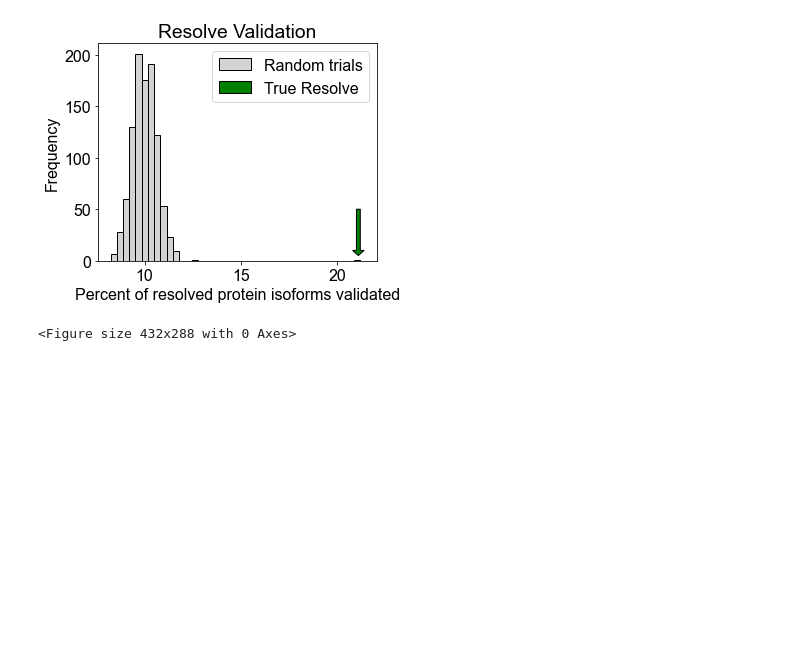
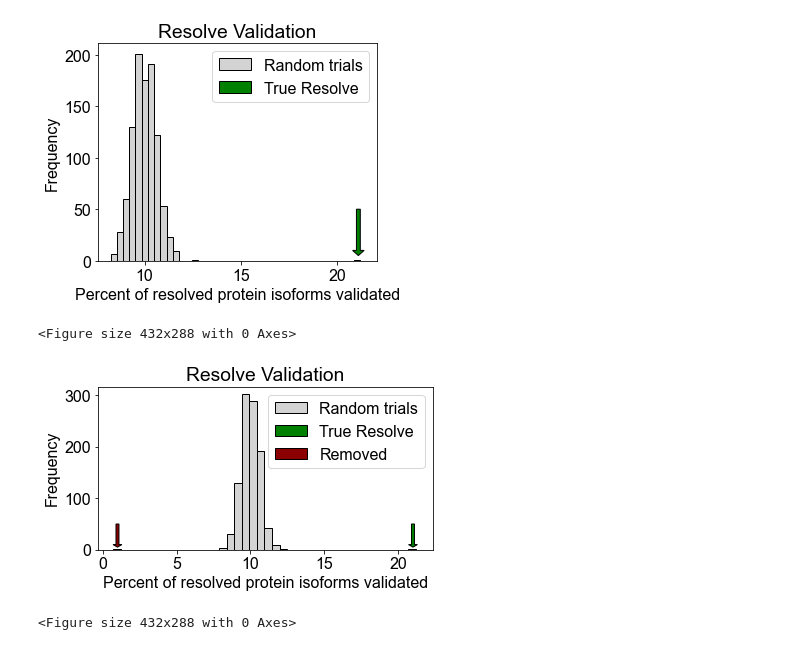
Before and after one commit to sheynkman-lab/Long-Read-Proteogenomics-Analysis, a Jupyter notebook: Fig6.ipynb, the cells around one changed output. Cells and saved outputs as stored; diff of their text form; code cells hidden in the pictures; blank space fills up the shorter version.

```diff
--- a/Fig6.ipynb
+++ b/Fig6.ipynb
@@ -354,3 +369,58 @@ plt.clf()
 <Figure size 432x288 with 0 Axes>
 [figure]
 <Figure size 432x288 with 0 Axes>
+# %%
+import pandas as pd
+
+import os, sys
+import matplotlib
+import config
+import matplotlib.pyplot as plt
+from matplotlib.patches import Rectangle, Patch
+
+matplotlib.rc('font', **config.font)
+
+bins = 40
+random_color = 'lightgrey'
+true_color = 'green'
+removed_color = 'darkred'
+
+
+
+
+
+#--------------------------------------------
+# Resolve Validation - Low abundant isoforms removed validation
+#--------------------------------------------
+filename = 'ResolveValidationHistogramData_update.xlsx'
+bins = 40
+validation_data = pd.read_excel(filename)
+validation_data['Percent Validated'] = validation_data['Percent Validated']*100
+
+removed_validation = 0.7
+validation_data = validation_data.append({'Categorization': 'Removed', 'Percent Validated': removed_validation}, ignore_index=True)
+exp_valid = validation_data.loc[0]['Percent Validated']
+
+
+fig, ax = plt.subplots(figsize=(6,3))
+N, bins, patches = ax.hist(validation_data['Percent Validated'], color=random_color, edgecolor='black', bins = bins)
+patches[-1].set_facecolor(true_color)
+patches[0].set_facecolor(removed_color)
+ax.set_xlabel('Percent of resolved protein isoforms validated')
+ax.set_ylabel('Frequency')
+ax.set_title('Resolve Validation')
+
+legend_elements = [
+      Patch(facecolor=random_color, edgecolor='black', label='Random trials'),
+      Patch(facecolor=true_color, edgecolor='black', label='True Resolve'),
+      Patch(facecolor=removed_color, edgecolor='black', label='Removed'),
+      ]
+ax.legend(handles=legend_elements)
+plt.arrow(exp_valid-0.2, 50, 0,-40,head_length=5, width=0.2,facecolor=true_color, edgecolor='black')
+plt.arrow(removed_validation + 0.3, 50, 0,-40,head_length=5, width=0.2,facecolor=removed_color, edgecolor='black')
+plt.savefig('plot/Fig6e_resolve_emperical_p_histplot.with_removed.svg', bbox_inches='tight' )
+plt.show()
+plt.clf()
+# %% [output]
+[figure, added]
+<Figure size 432x288 with 0 Axes>
```
Also changed, not shown: parts of 5 cells of this notebook, 21 other files.
